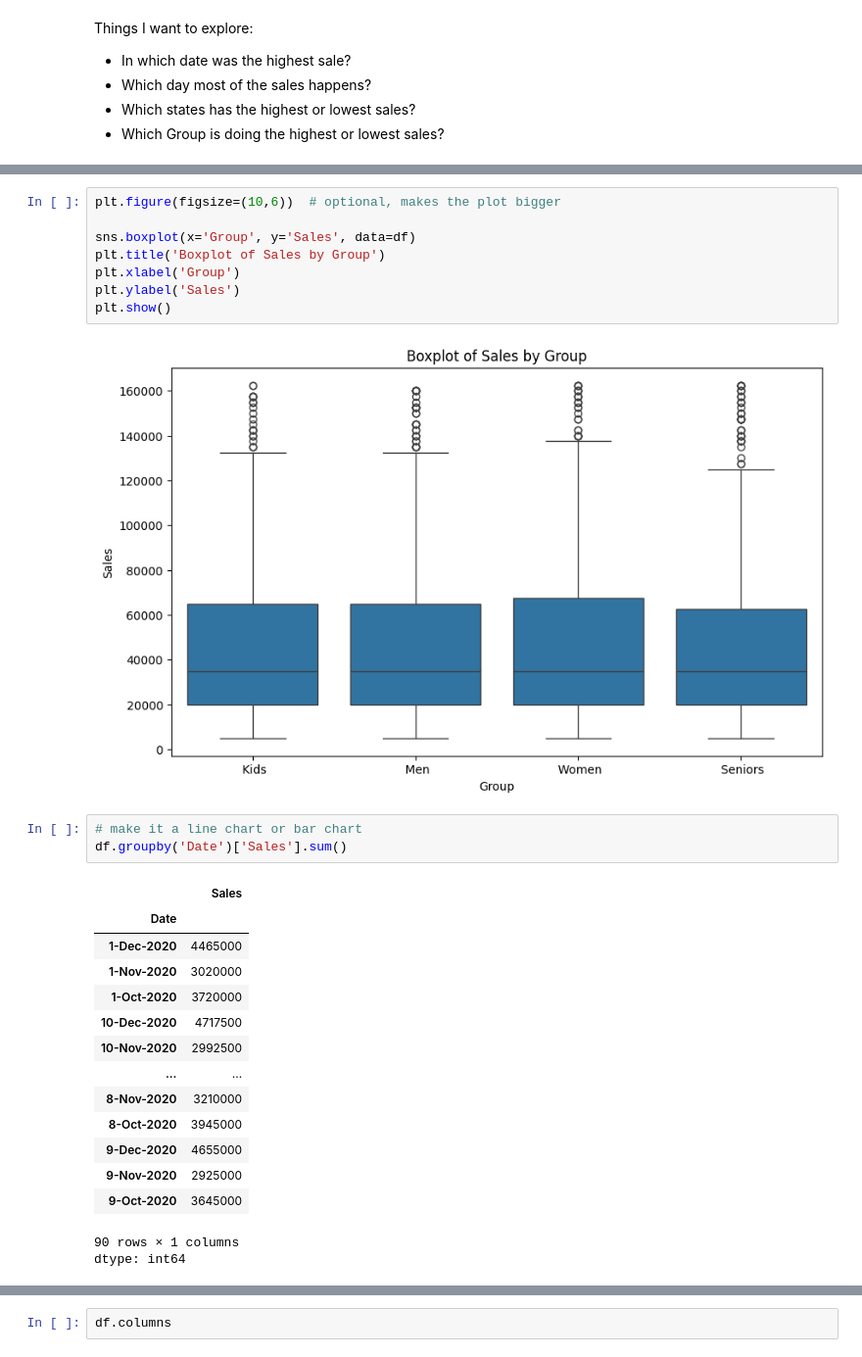
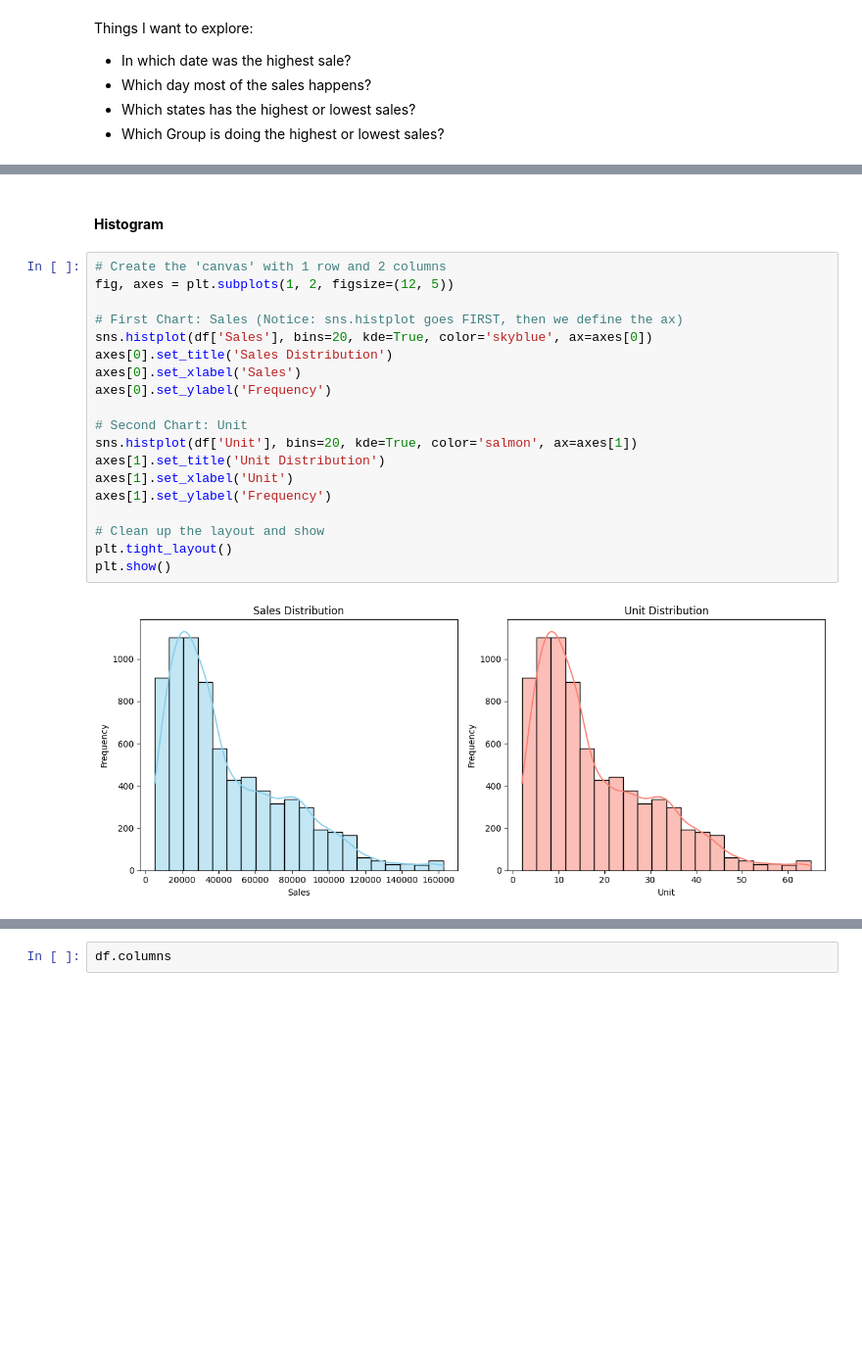
Before and after one commit to MM33NA/AI-machine-learning-projects, a Jupyter notebook: sales_analysis.ipynb, the cells around one changed output, grey strips where cells are left out. Shown at 98% size. Saved outputs shown, nothing was run; the diff lists cells and outputs as text; blank space fills up the shorter version.

```diff
--- a/sales_analysis.ipynb
+++ b/sales_analysis.ipynb
@@ -199,29 +164,23 @@ plt.show()
-# %%
-plt.figure(figsize=(10,6))  # optional, makes the plot bigger
-
-sns.boxplot(x='Group', y='Sales', data=df)
-plt.title('Boxplot of Sales by Group')
-plt.xlabel('Group')
-plt.ylabel('Sales')
-plt.show()
-# %% [output]
-[figure, removed]
-# %%
-# make it a line chart or bar chart
-df.groupby('Date')['Sales'].sum()
-# %% [output]
-|  | Sales |
-| Date |  |
-| 1-Dec-2020 | 4465000 |
-| 1-Nov-2020 | 3020000 |
-| 1-Oct-2020 | 3720000 |
-| 10-Dec-2020 | 4717500 |
-| 10-Nov-2020 | 2992500 |
-| ... | ... |
-| 8-Nov-2020 | 3210000 |
-| 8-Oct-2020 | 3945000 |
-| 9-Dec-2020 | 4655000 |
-| 9-Nov-2020 | 2925000 |
-| 9-Oct-2020 | 3645000 |
-90 rows × 1 columns
-dtype: int64
+# %% [markdown]
+#### **Histogram**
+# %%
+# Create the 'canvas' with 1 row and 2 columns
+fig, axes = plt.subplots(1, 2, figsize=(12, 5))
+
+# First Chart: Sales (Notice: sns.histplot goes FIRST, then we define the ax)
+sns.histplot(df['Sales'], bins=20, kde=True, color='skyblue', ax=axes[0])
+axes[0].set_title('Sales Distribution')
+axes[0].set_xlabel('Sales')
+axes[0].set_ylabel('Frequency')
+
+# Second Chart: Unit
+sns.histplot(df['Unit'], bins=20, kde=True, color='salmon', ax=axes[1])
+axes[1].set_title('Unit Distribution')
+axes[1].set_xlabel('Unit')
+axes[1].set_ylabel('Frequency')
+
+# Clean up the layout and show
+plt.tight_layout()
+plt.show()
+# %% [output]
+[figure, added]
```
Also changed, not shown: parts of 19 cells of this notebook.
